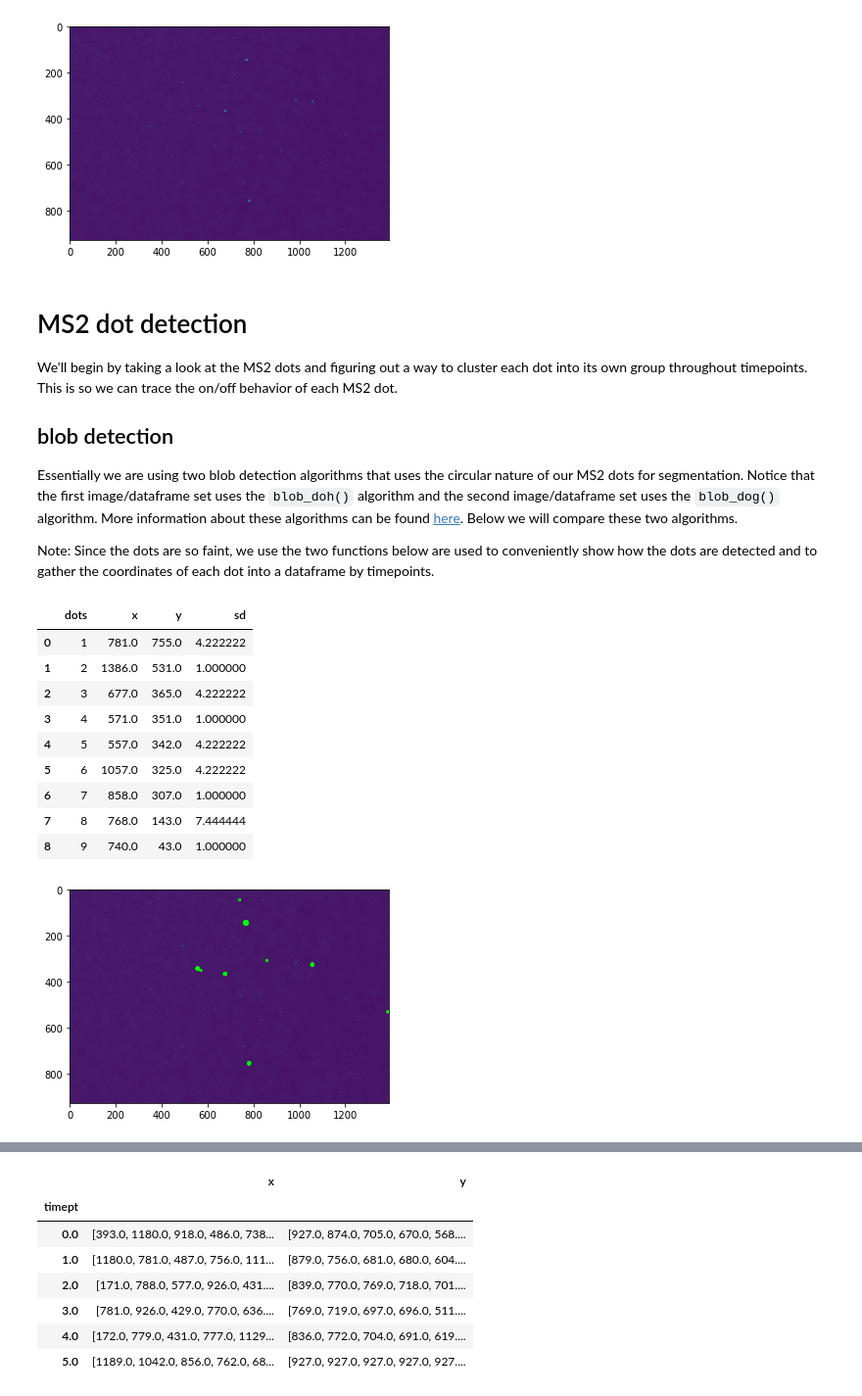
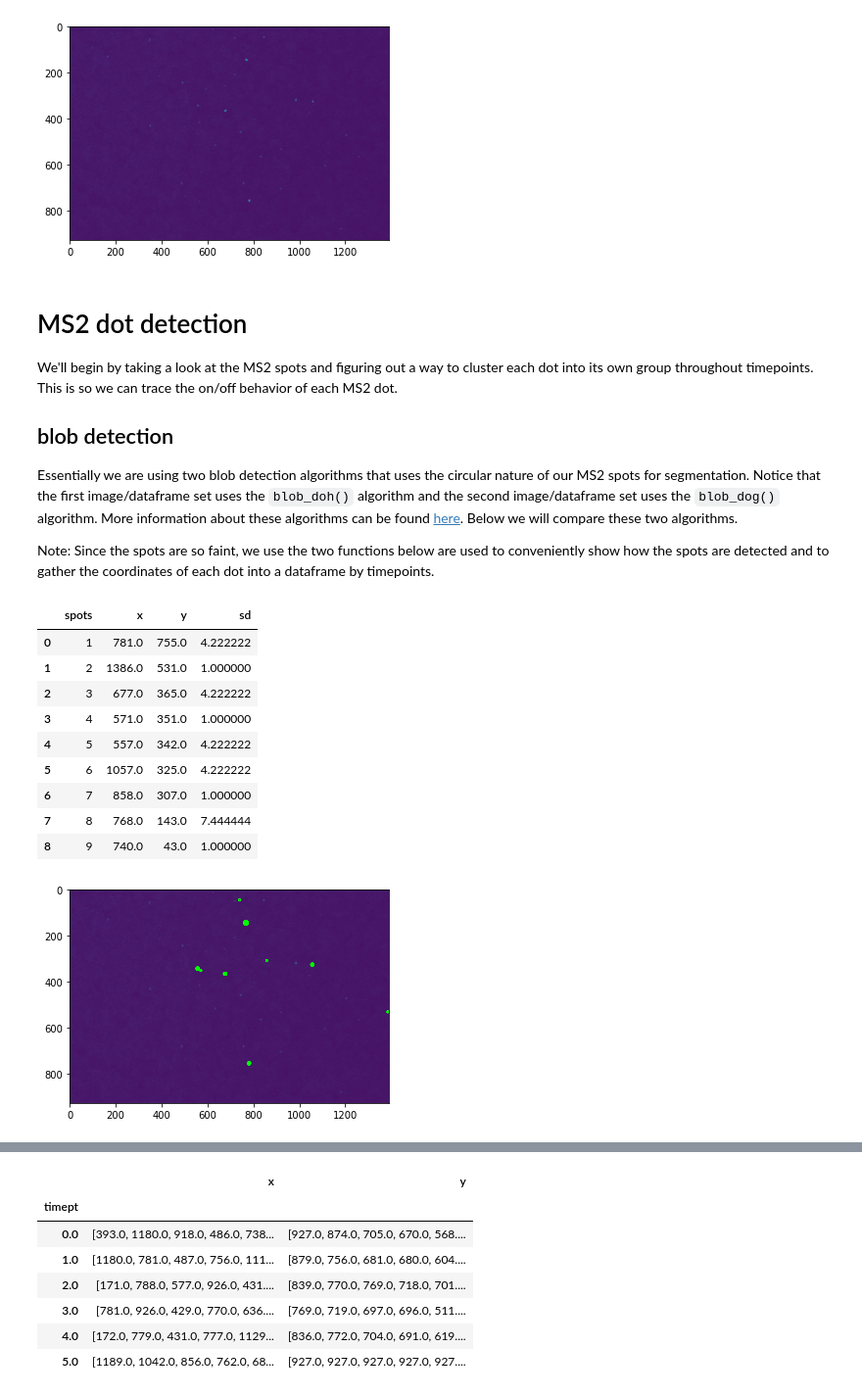
Before and after one commit to DiscoveryDNA/reading_czi_stack_videos_GH, a Jupyter notebook: notebooks/6_tutorial.ipynb, the cells around one changed output, grey strips where cells are left out. Shown at 98% size. Saved outputs shown, nothing was run; the diff lists cells and outputs as text; code cells hidden in the pictures.

```diff
--- a/notebooks/6_tutorial.ipynb
+++ b/notebooks/6_tutorial.ipynb
@@ -73,14 +73,14 @@ plt.imshow(IM_MAX);
 # %% [markdown]
 # MS2 dot detection
 
-We'll begin by taking a look at the MS2 dots and figuring out a way to cluster each dot into its own group throughout timepoints. This is so we can trace the on/off behavior of each MS2 dot.
+We'll begin by taking a look at the MS2 spots and figuring out a way to cluster each dot into its own group throughout timepoints. This is so we can trace the on/off behavior of each MS2 dot.
 
 ## blob detection
 
-Essentially we are using two blob detection algorithms that uses the circular nature of our MS2 dots for segmentation. Notice that the first image/dataframe set uses the `blob_doh()` algorithm and the second image/dataframe set uses the `blob_dog()` algorithm. More information about these algorithms can be found [here](https://scikit-image.org/docs/dev/auto_examples/features_detection/plot_blob.html). Below we will compare these two algorithms.
+Essentially we are using two blob detection algorithms that uses the circular nature of our MS2 spots for segmentation. Notice that the first image/dataframe set uses the `blob_doh()` algorithm and the second image/dataframe set uses the `blob_dog()` algorithm. More information about these algorithms can be found [here](https://scikit-image.org/docs/dev/auto_examples/features_detection/plot_blob.html). Below we will compare these two algorithms.
 
 
-Note: Since the dots are so faint, we use the two functions below are used to conveniently show how the dots are detected and to gather the coordinates of each dot into a dataframe by timepoints.
+Note: Since the spots are so faint, we use the two functions below are used to conveniently show how the spots are detected and to gather the coordinates of each dot into a dataframe by timepoints.
 # %%
 # function to display image and create dataframe:
 
@@ -100,7 +100,7 @@ def show_blobs(blobs_coords):
     x = [arr[1] for arr in blobs_coords] #note, the x and y coordinates are returned in opposite order hence the indexing
     y = [arr[0] for arr in blobs_coords]
     sd = [arr[2] for arr in blobs_coords]
-    timepoint_1 = pd.DataFrame({"dots": np.arange(1, len(blobs_coords)+1), "x":x, "y":y, "sd":sd})
+    timepoint_1 = pd.DataFrame({"spots": np.arange(1, len(blobs_coords)+1), "x":x, "y":y, "sd":sd})
 
     return timepoint_1
 # %%
@@ -118,12 +118,12 @@ def timepoint_df(blobs_coords, tp):
     return timepoint
 # %%
 # running blob_doh
-blobs_doh_dots = blob_doh(image_gray, max_sigma=30, threshold=.005)
+blobs_doh_spots = blob_doh(image_gray, max_sigma=30, threshold=.005)
 # %%
 # Using the above function to see what the blob finding algorithms are doing
-show_blobs(blobs_doh_dots)
+show_blobs(blobs_doh_spots)
 # %% [output]
-|  | dots | x | y | sd |
+|  | spots | x | y | sd |
 | 0 | 1 | 781.0 | 755.0 | 4.222222 |
 | 1 | 2 | 1386.0 | 531.0 | 1.000000 |
 | 2 | 3 | 677.0 | 365.0 | 4.222222 |
```
Also changed, not shown: parts of 41 cells of this notebook.
